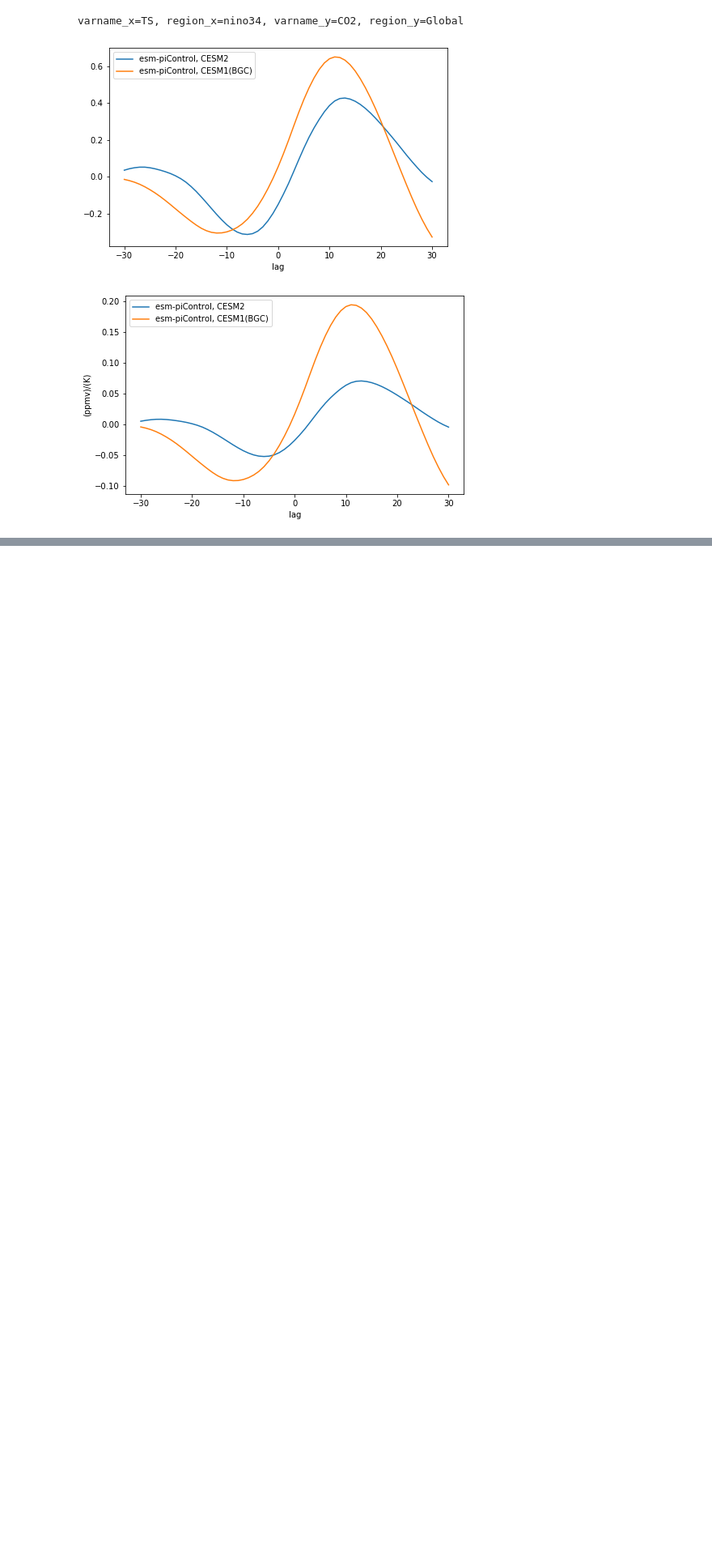
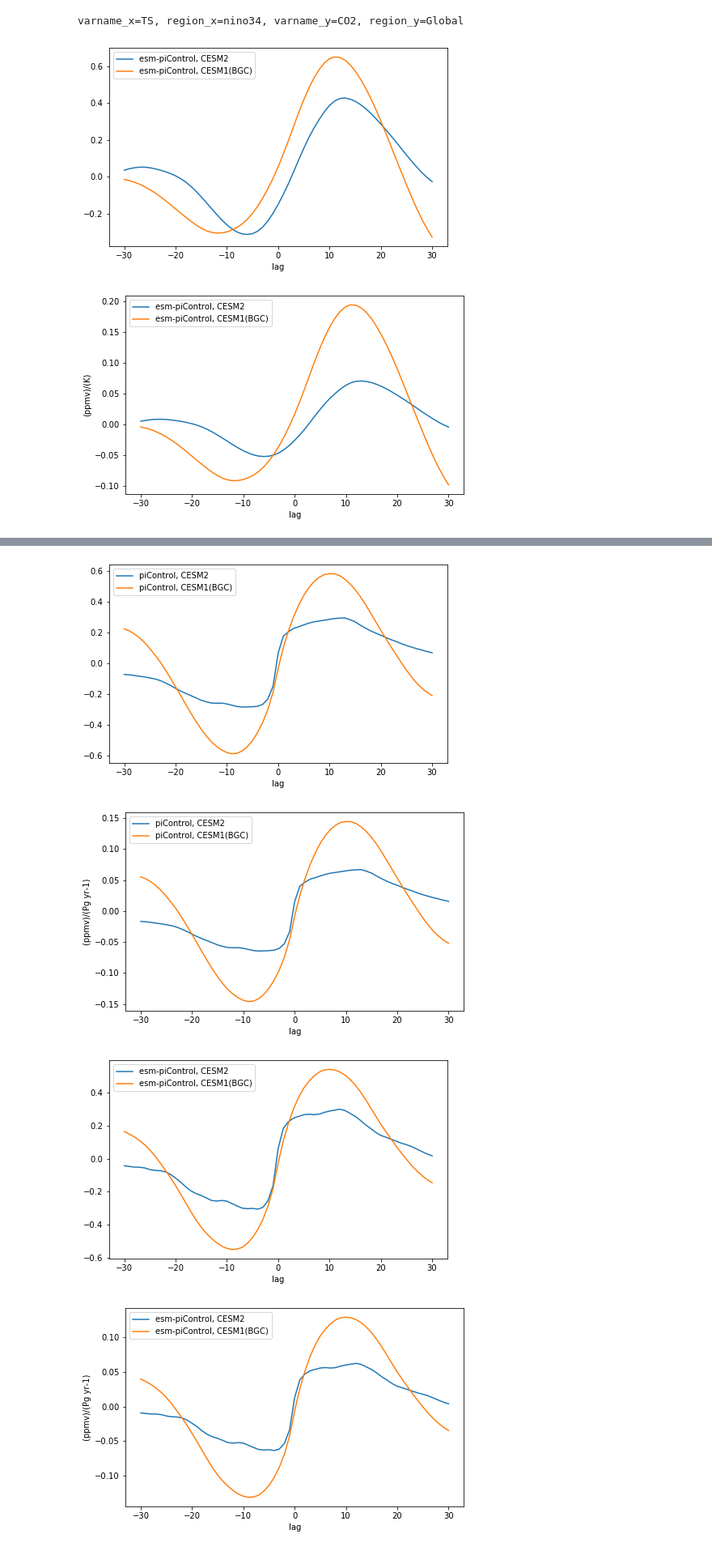
Before and after one commit to klindsay28/CESM2_coup_carb_cycle_JAMES, a Jupyter notebook: lag_corr_CO2.ipynb, the cells around one changed output, grey strips where cells are left out. Shown at 81% size. Cells and saved outputs as stored; diff of their text form; code cells hidden in the pictures; blank space fills up the shorter version.

Commit message:
add some plots to lag_corr_CO2 notebook

```diff
--- a/lag_corr_CO2.ipynb
+++ b/lag_corr_CO2.ipynb
@@ -115,3 +115,7 @@ corr_anal(('TS', 'CO2'), ['esm-piControl', 'esm-piControl-cmip5'], region_x='nin
 varname_x=TS, region_x=nino34, varname_y=CO2, region_y=Global
 [figure]
 [figure]
+# %%
+corr_anal(('SFCO2', 'CO2'), ['piControl', 'piControl-cmip5'], region_x='Global')
+corr_anal(('SFCO2', 'CO2'), ['esm-piControl', 'esm-piControl-cmip5'], region_x='Global')
+# %% [output]
@@ -118 +124,5 @@ varname_x=TS, region_x=nino34, varname_y=CO2, region_y=Global
+[figure, added]
+[figure, added]
+[figure, added]
+[figure, added]
 # %%
```
Also changed, not shown: parts of 3 cells of this notebook.
